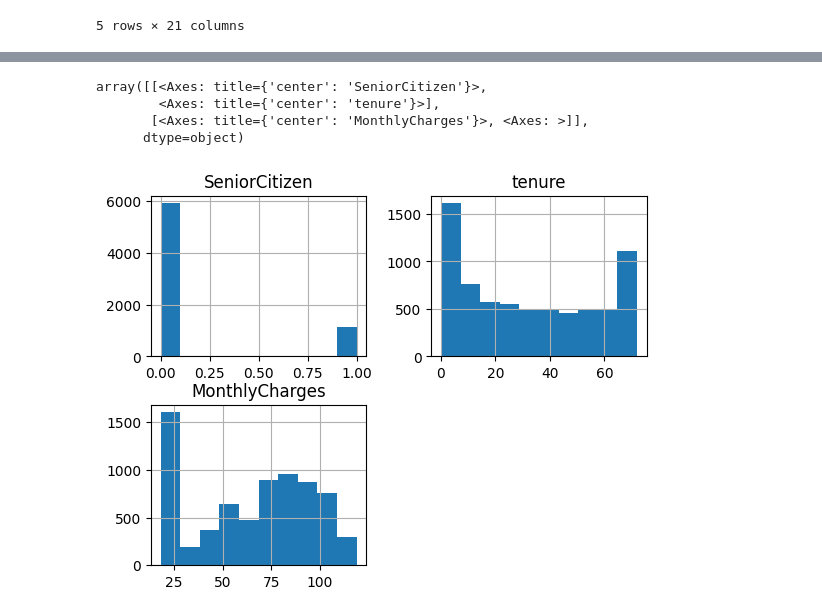
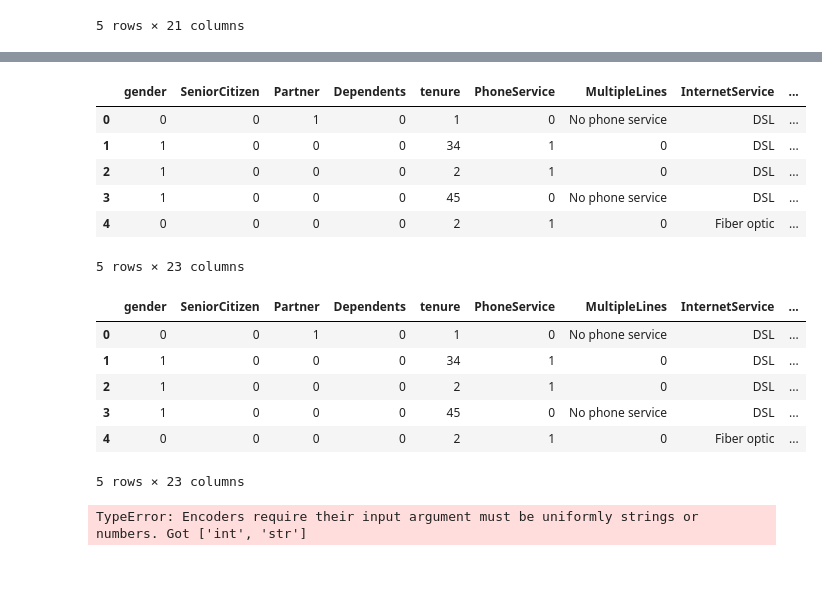
Before and after one commit to CarlaZdravkovicHugod/churn_model, a Jupyter notebook: src/dataprep.ipynb, the cells around one changed output, grey strips where cells are left out. Drawn from its saved outputs; the diff is of its cells as text; code cells hidden in the pictures; blank space fills up the shorter version.

Commit message:
data preprocessing

```diff
--- a/src/dataprep.ipynb
+++ b/src/dataprep.ipynb
@@ -24,0 +94,12 @@ df.head()
+# %%
+#" remove column customerID"
+df = df.drop(columns=['customerID'])
+df.head()
+# %% [output]
+|  | gender | SeniorCitizen | Partner | Dependents | tenure | PhoneService | MultipleLines | InternetService | ... |
+| 0 | 0 | 0 | 1 | 0 | 1 | 0 | No phone service | DSL | ... |
+| 1 | 1 | 0 | 0 | 0 | 34 | 1 | 0 | DSL | ... |
+| 2 | 1 | 0 | 0 | 0 | 2 | 1 | 0 | DSL | ... |
+| 3 | 1 | 0 | 0 | 0 | 45 | 0 | No phone service | DSL | ... |
+| 4 | 0 | 0 | 0 | 0 | 2 | 1 | 0 | Fiber optic | ... |
+5 rows × 23 columns
@@ -25,8 +108,31 @@ df.head()
 # %%
-df.hist()
+df.head()
 # %% [output]
+|  | gender | SeniorCitizen | Partner | Dependents | tenure | PhoneService | MultipleLines | InternetService | ... |
+| 0 | 0 | 0 | 1 | 0 | 1 | 0 | No phone service | DSL | ... |
+| 1 | 1 | 0 | 0 | 0 | 34 | 1 | 0 | DSL | ... |
+| 2 | 1 | 0 | 0 | 0 | 2 | 1 | 0 | DSL | ... |
+| 3 | 1 | 0 | 0 | 0 | 45 | 0 | No phone service | DSL | ... |
+| 4 | 0 | 0 | 0 | 0 | 2 | 1 | 0 | Fiber optic | ... |
-array([[<Axes: title={'center': 'SeniorCitizen'}>,
-        <Axes: title={'center': 'tenure'}>],
-       [<Axes: title={'center': 'MonthlyCharges'}>, <Axes: >]],
-      dtype=object)
+5 rows × 23 columns
-[figure, removed]
+# %%
+import pickle
+from sklearn.preprocessing import LabelEncoder
+
+# Identify categorical columns (excluding the target variable)
+object_cols = df.select_dtypes(include="object").columns.to_list()
+
+# Dictionary to store label encoders
+encoders = {}
+
+# Apply label encoding to categorical features
+for col in object_cols:
+    label_encoder = LabelEncoder()
+    df[col] = label_encoder.fit_transform(df[col])
+    encoders[col] = label_encoder
+
+# Save encoders to a pickle file
+with open("encoders.pkl", "wb") as f:
+    pickle.dump(encoders, f)
+# %% [output]
+TypeError: Encoders require their input argument must be uniformly strings or numbers. Got ['int', 'str']
```
Also changed, not shown: parts of 5 cells of this notebook, 2 other files.
